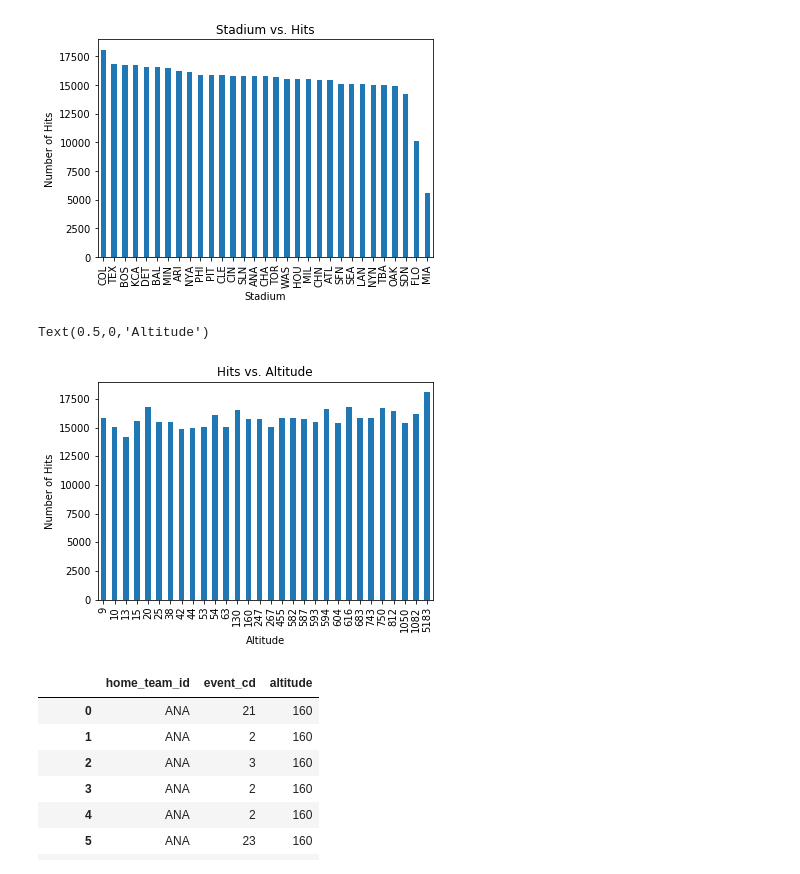
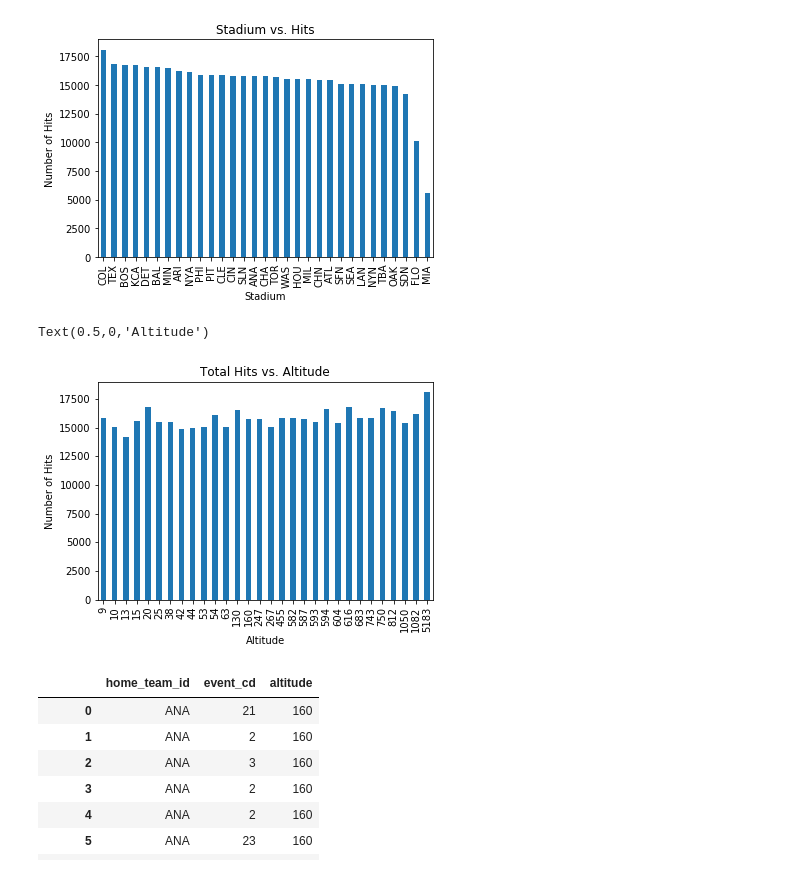
Before and after one commit to SamBusser30/Park_Factor-, a Jupyter notebook: Project_Code/Batting Average.ipynb, the cells around one changed output. Drawn from its saved outputs; the diff is of its cells as text; code cells hidden in the pictures.

```diff
--- a/Project_Code/Batting Average.ipynb
+++ b/Project_Code/Batting Average.ipynb
@@ -123,12 +119,12 @@ Text(0.5,0,'Stadium')
 # %%
 #graph for hits vs altitude
 Hits_vs_altitude = HitsData2['altitude'].value_counts()
-Hits_vs_altitude1 = Hits_vs_altitude.sort_index(axis=0, ascending=True, kind='quicksort').plot(kind='bar', title="Hits vs. Altitude")
+Hits_vs_altitude1 = Hits_vs_altitude.sort_index(axis=0, ascending=True, kind='quicksort').plot(kind='bar', title="Total Hits vs. Altitude")
 Hits_vs_altitude1.set_ylabel("Number of Hits")
 Hits_vs_altitude1.set_xlabel("Altitude")
 # %% [output]
 Text(0.5,0,'Altitude')
-[figure, old version]
+[figure, new version]
 # %%
 #Creating an At Bats datafram that consists of all the events that are included in an at bat such as stirkeouts.
 AtBatsData =  events_with_altitudes[events_with_altitudes['event_cd'].isin([2,3,14,15,16,18,19,20,21,22,23])]
```
Also changed, not shown: parts of 1 cell of this notebook.
